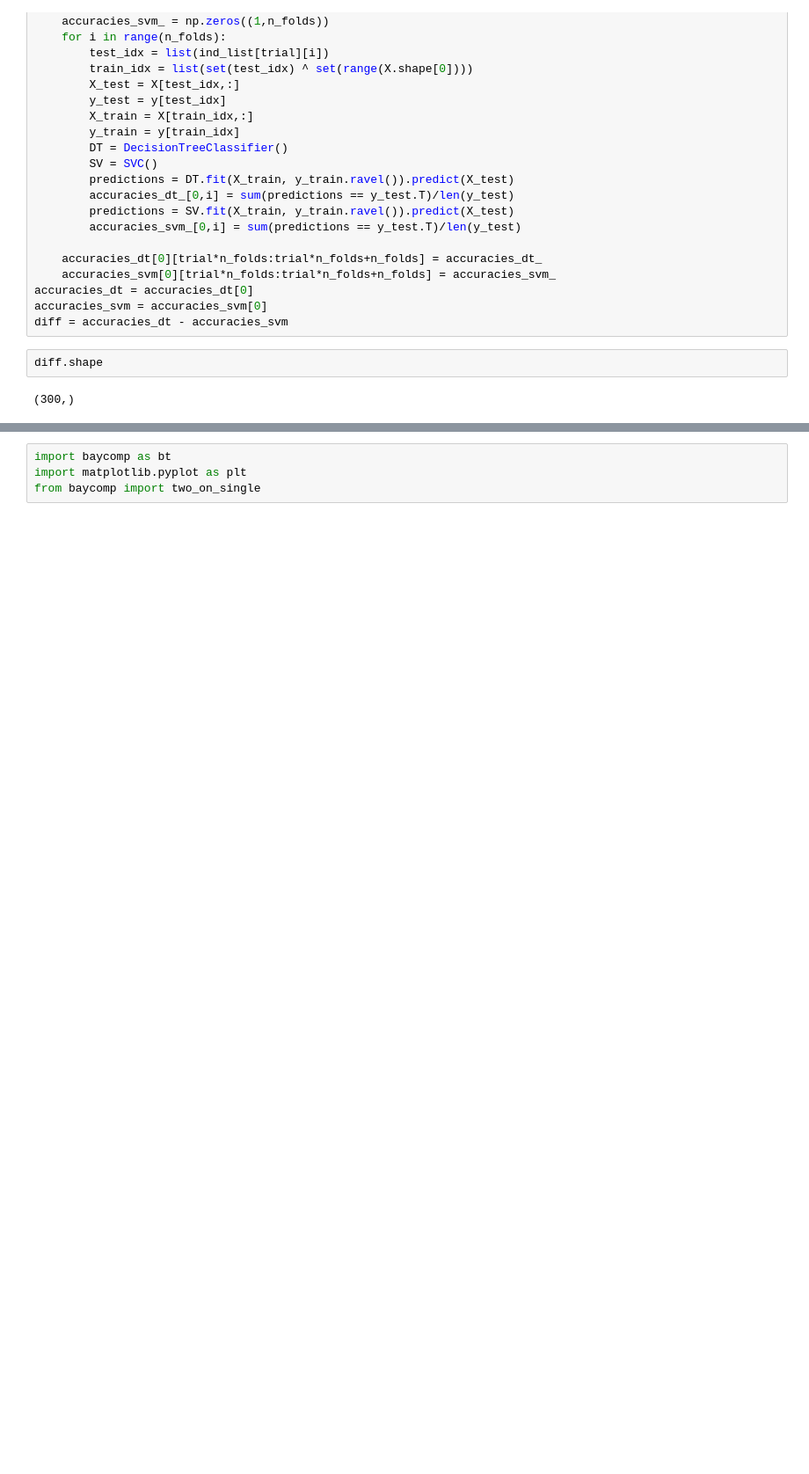
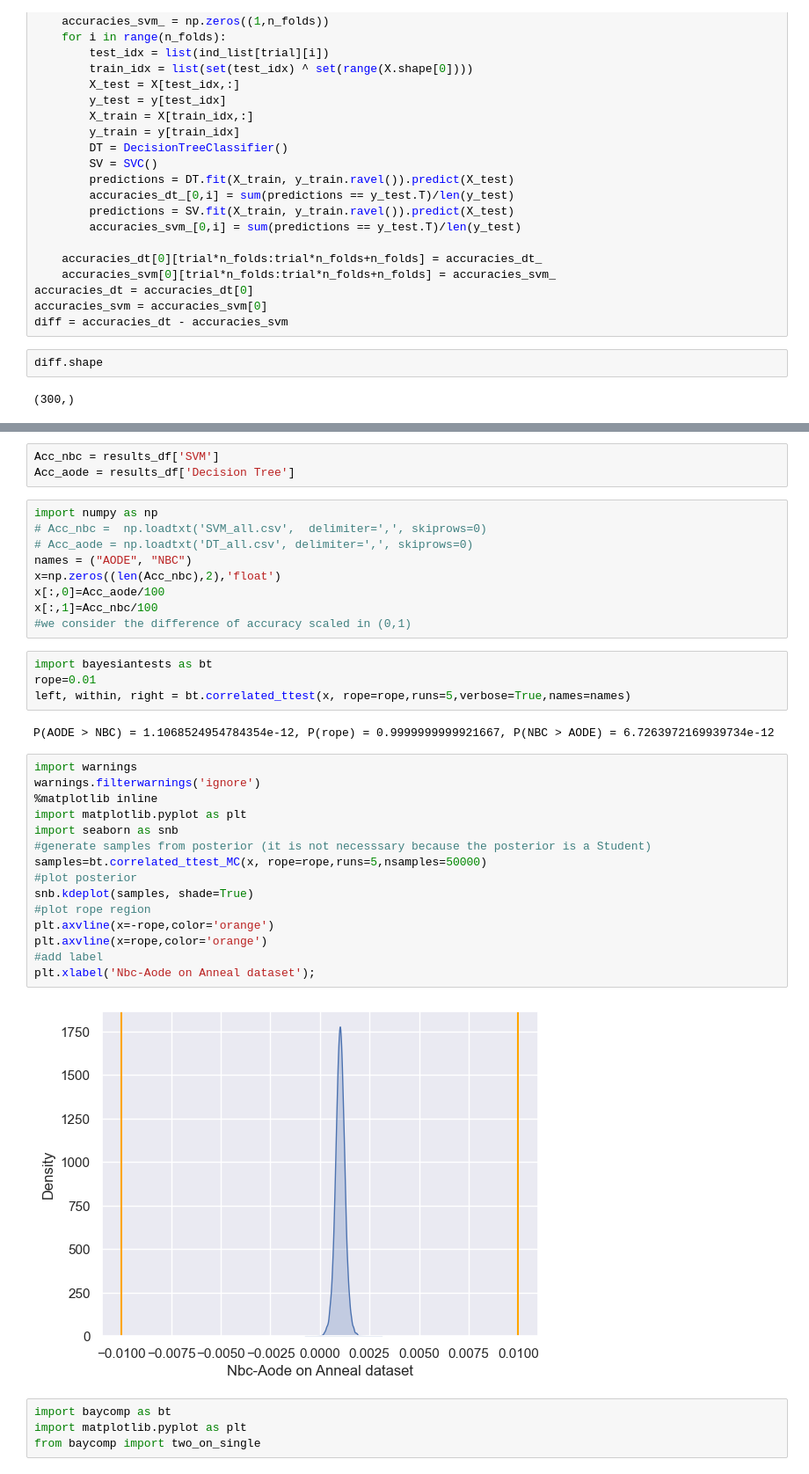
Before and after one commit to zoisboukouvalas/MachineLearningEvaluation_TowardsReliableResponsibleAI, a Jupyter notebook: Part_II/Chapter-6-Statistical-Significance/StatisticalSignificance_SO.ipynb, the cells around one changed output, grey strips where cells are left out. Shown at 88% size. Saved outputs shown, nothing was run; the diff lists cells and outputs as text; blank space fills up the shorter version.

```diff
--- a/Part_II/Chapter-6-Statistical-Significance/StatisticalSignificance_SO.ipynb
+++ b/Part_II/Chapter-6-Statistical-Significance/StatisticalSignificance_SO.ipynb
@@ -2598,3 +2754,38 @@ diff.shape
+# %%
+Acc_nbc = results_df['SVM']
+Acc_aode = results_df['Decision Tree']
+# %%
+import numpy as np
+# Acc_nbc =  np.loadtxt('SVM_all.csv',  delimiter=',', skiprows=0)
+# Acc_aode = np.loadtxt('DT_all.csv', delimiter=',', skiprows=0)
+names = ("AODE", "NBC")
+x=np.zeros((len(Acc_nbc),2),'float')
+x[:,0]=Acc_aode/100
+x[:,1]=Acc_nbc/100
+#we consider the difference of accuracy scaled in (0,1)
+# %%
+import bayesiantests as bt
+rope=0.01
+left, within, right = bt.correlated_ttest(x, rope=rope,runs=5,verbose=True,names=names)
+# %% [output]
+P(AODE > NBC) = 1.1068524954784354e-12, P(rope) = 0.9999999999921667, P(NBC > AODE) = 6.7263972169939734e-12
+# %%
+import warnings
+warnings.filterwarnings('ignore')
+%matplotlib inline
+import matplotlib.pyplot as plt
+import seaborn as snb
+#generate samples from posterior (it is not necesssary because the posterior is a Student)
+samples=bt.correlated_ttest_MC(x, rope=rope,runs=5,nsamples=50000)
+#plot posterior
+snb.kdeplot(samples, shade=True)
+#plot rope region
+plt.axvline(x=-rope,color='orange')
+plt.axvline(x=rope,color='orange')
+#add label
+plt.xlabel('Nbc-Aode on Anneal dataset');
+# %% [output]
+[figure, added]
 # %%
 import baycomp as bt
 import matplotlib.pyplot as plt
```
Also changed, not shown: parts of 120 cells of this notebook.
